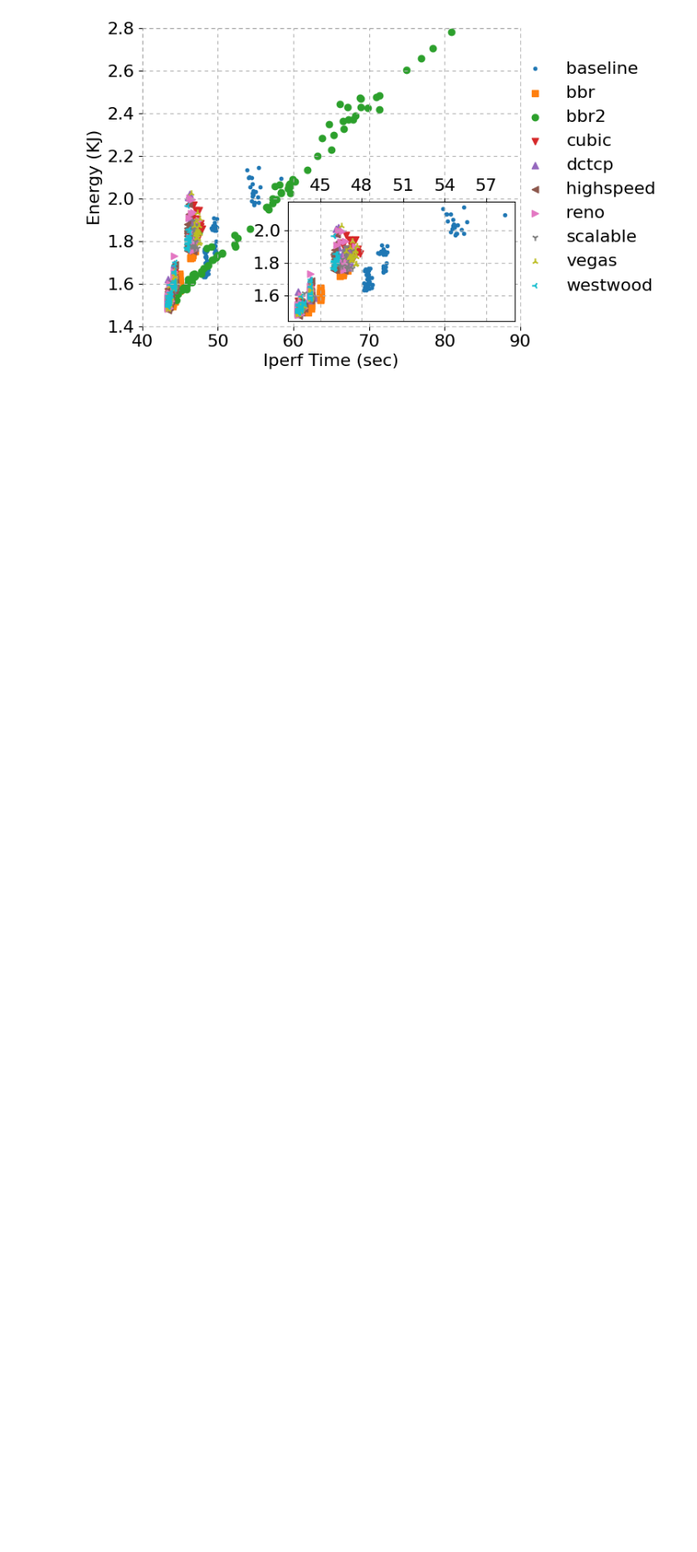
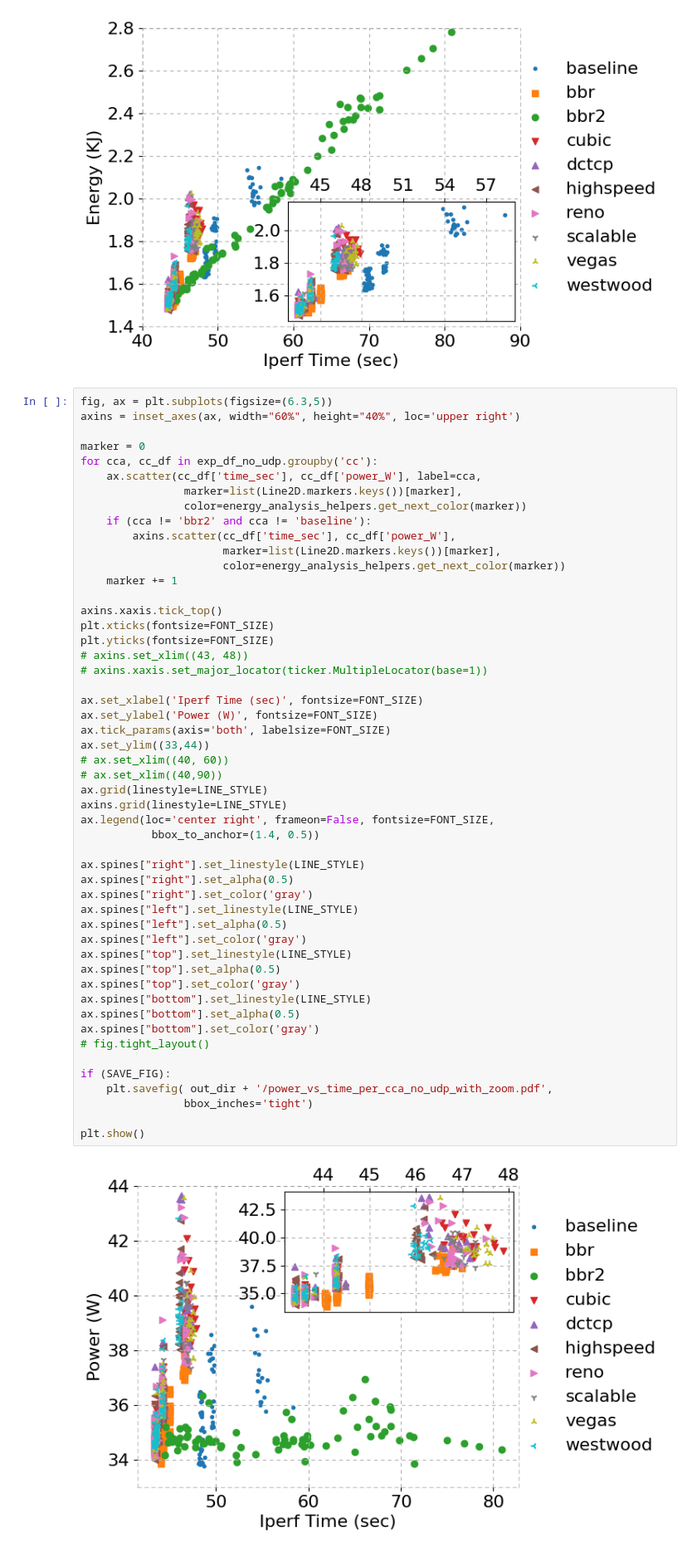
Before and after one commit to serhatarslan-hub/power-of-cc, a Jupyter notebook: analysis/iperf_analysis_for_energy_per_cca.ipynb, the cells around one changed output. Shown at 83% size. Cells and saved outputs as stored; diff of their text form; blank space fills up the shorter version.

Commit message:
Add supplementary figure

```diff
--- a/analysis/iperf_analysis_for_energy_per_cca.ipynb
+++ b/analysis/iperf_analysis_for_energy_per_cca.ipynb
@@ -588,6 +606,59 @@ if (SAVE_FIG):
 plt.show()
 # %% [output]
 [figure]
+# %%
+fig, ax = plt.subplots(figsize=(6.3,5))
+axins = inset_axes(ax, width="60%", height="40%", loc='upper right')
+
+marker = 0
+for cca, cc_df in exp_df_no_udp.groupby('cc'):
+    ax.scatter(cc_df['time_sec'], cc_df['power_W'], label=cca,
+                marker=list(Line2D.markers.keys())[marker],
+                color=energy_analysis_helpers.get_next_color(marker))
+    if (cca != 'bbr2' and cca != 'baseline'):
+        axins.scatter(cc_df['time_sec'], cc_df['power_W'],
+                      marker=list(Line2D.markers.keys())[marker],
+                      color=energy_analysis_helpers.get_next_color(marker))
+    marker += 1
+
+axins.xaxis.tick_top()
+plt.xticks(fontsize=FONT_SIZE)
+plt.yticks(fontsize=FONT_SIZE)
+# axins.set_xlim((43, 48))
+# axins.xaxis.set_major_locator(ticker.MultipleLocator(base=1))
+
+ax.set_xlabel('Iperf Time (sec)', fontsize=FONT_SIZE)
+ax.set_ylabel('Power (W)', fontsize=FONT_SIZE)
+ax.tick_params(axis='both', labelsize=FONT_SIZE)
+ax.set_ylim((33,44))
+# ax.set_xlim((40, 60))
+# ax.set_xlim((40,90))
+ax.grid(linestyle=LINE_STYLE)
+axins.grid(linestyle=LINE_STYLE)
+ax.legend(loc='center right', frameon=False, fontsize=FONT_SIZE,
+           bbox_to_anchor=(1.4, 0.5))
+
+ax.spines["right"].set_linestyle(LINE_STYLE)
+ax.spines["right"].set_alpha(0.5)
+ax.spines["right"].set_color('gray')
+ax.spines["left"].set_linestyle(LINE_STYLE)
+ax.spines["left"].set_alpha(0.5)
+ax.spines["left"].set_color('gray')
+ax.spines["top"].set_linestyle(LINE_STYLE)
+ax.spines["top"].set_alpha(0.5)
+ax.spines["top"].set_color('gray')
+ax.spines["bottom"].set_linestyle(LINE_STYLE)
+ax.spines["bottom"].set_alpha(0.5)
+ax.spines["bottom"].set_color('gray')
+# fig.tight_layout()
+
+if (SAVE_FIG):
+    plt.savefig( out_dir + '/power_vs_time_per_cca_no_udp_with_zoom.pdf',
+                bbox_inches='tight')
+
+plt.show()
+# %% [output]
+[figure, added]
 # %%
 plt.figure(figsize=FIG_SIZE)
 marker = 0
```
Also changed, not shown: parts of 2 cells of this notebook.
